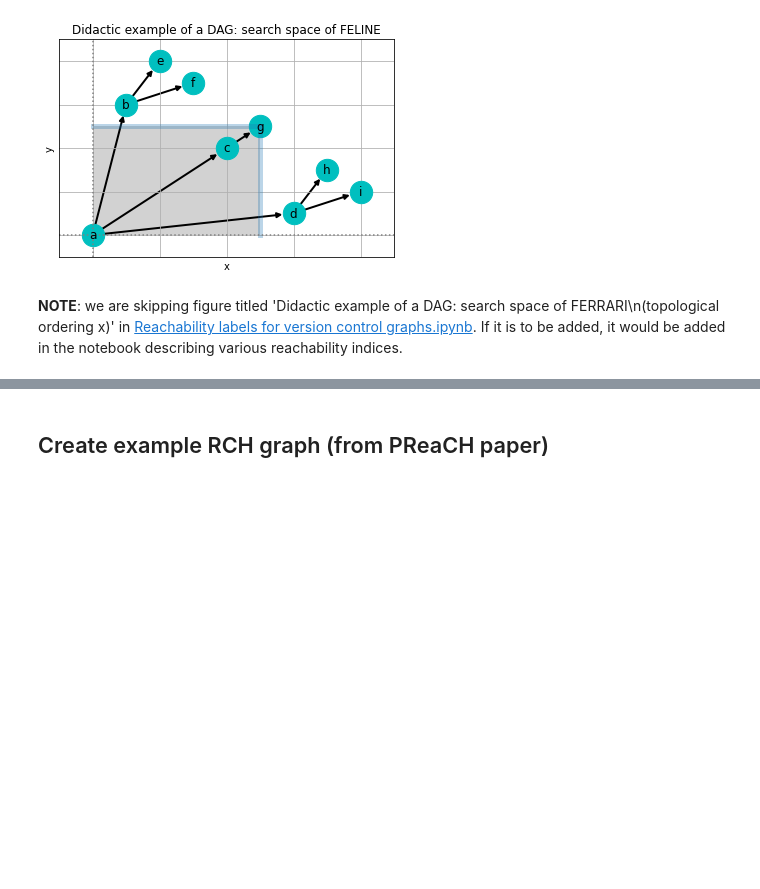
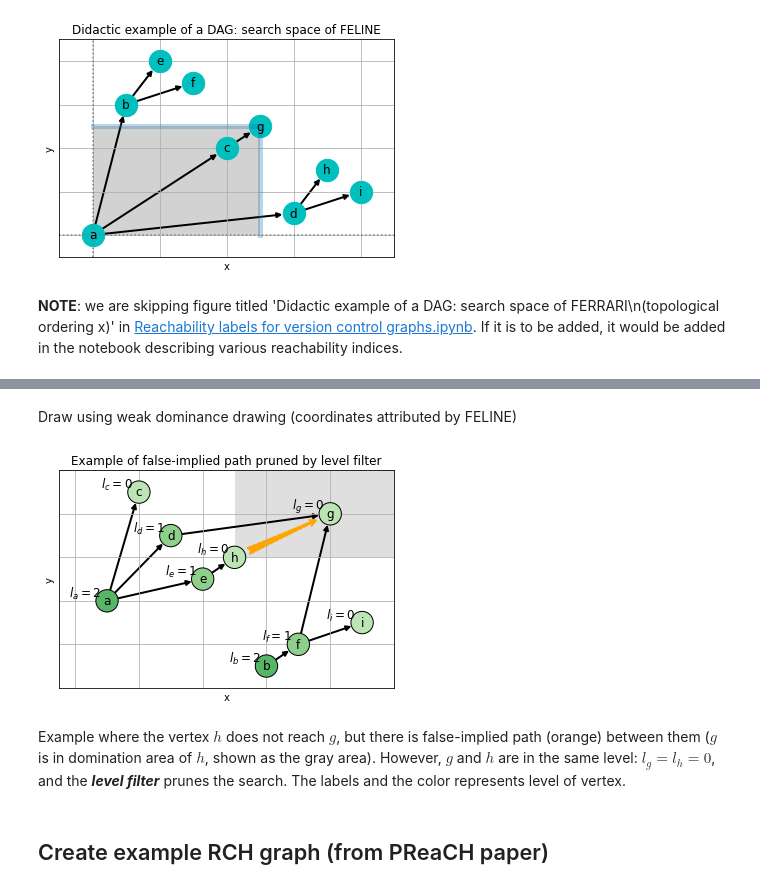
Before and after one commit to jnareb/git-commit-graph-ext, a Jupyter notebook: 03_example_graphs.ipynb, the cells around one changed output, grey strips where cells are left out. Drawn from its saved outputs; the diff is of its cells as text; code cells hidden in the pictures; blank space fills up the shorter version.

```diff
--- a/03_example_graphs.ipynb
+++ b/03_example_graphs.ipynb
@@ -330,3 +460,63 @@ nx.draw_networkx(de,pos=de.pos,
+# %% [markdown]
+Draw using weak dominance drawing (coordinates attributed by FELINE)
+# %%
+#@title Draw an example DAG for levels-filter, using weak dominance drawing
+from matplotlib.patches import Rectangle, FancyArrowPatch
+from matplotlib.lines import Line2D
+
+lf=levels_DAG_FELINE()
+# backward level
+lf.lvl={
+    'c':0,'g':0,'h':0,'i':0,
+    'd':1,'e':1,'f':1,
+    'a':2,'b':2
+}
+# coordinates attributed by FELINE
+lf.fel={
+    'a':(1,4),'b':(6,1),'c':(2,9),'d':(3,7),'e':(4,5),
+    'f':(7,2),'g':(8,8),'h':(5,6),'i':(9,3),
+}
+
+ax=plt.gca()
+ax.add_patch(Rectangle(lf.fel['h'],
+                       #lf.fel['g'][0] - lf.fel['h'][0],
+                       #lf.fel['g'][1] - lf.fel['h'][1],
+                       10 - lf.fel['h'][0],
+                       10 - lf.fel['h'][1],
+                       facecolor="grey",alpha=0.25))
+
+ax.add_patch(
+    FancyArrowPatch(lf.fel['h'],lf.fel['g'],
+                    shrinkA=15,shrinkB=15,
+                    arrowstyle='fancy',mutation_scale=18,
+                    linestyle='dashed',hatch='\\',color='orange')
+)
+
+#plt.axvline(x=lf.fel['h'][0],color='0.4', ls=':')
+#plt.axhline(y=lf.fel['h'][1],color='0.4', ls=':')
+
+plt.grid(True)
+plt.xlabel('x')
+plt.ylabel('y')
+plt.title('Example of false-implied path pruned by level filter')
+plt.xlim(xmin=-0.5,xmax=10)
+plt.ylim(ymin= 0.0,ymax=10)
+
+nx.draw_networkx(lf,pos=lf.fel,
+                 node_size=500,width=2.0,
+                 nodelist=list(lf.lvl.keys()),
+                 edgecolors='k',
+                 node_color=list(lf.lvl.values()),
+                 cmap=plt.cm.Greens,
+                 vmin=-2,vmax=5)
+labels=nx.draw_networkx_labels(lf,
+                               pos={k: (v[0]-0.68,v[1]+0.36) for (k,v) in lf.fel.items()},
+                               labels={k:'$l_'+str(k)+'='+str(l)+'$'
+                                       for (k,l) in lf.lvl.items()})
+# %% [output]
+[figure, added]
+# %% [markdown]
+Example where the vertex $h$ does not reach $g$, but there is false-implied path (orange) between them ($g$ is in domination area of $h$, shown as the gray area). However, $g$ and $h$ are in the same level: $l_g = l_h = 0$, and the ***level filter*** prunes the search.  The labels and the color represents level of vertex.
 # %% [markdown]
 ## Create example RCH graph (from PReaCH paper)
 # %% [markdown]
```
Also changed, not shown: parts of 13 cells of this notebook, 3 other files.
